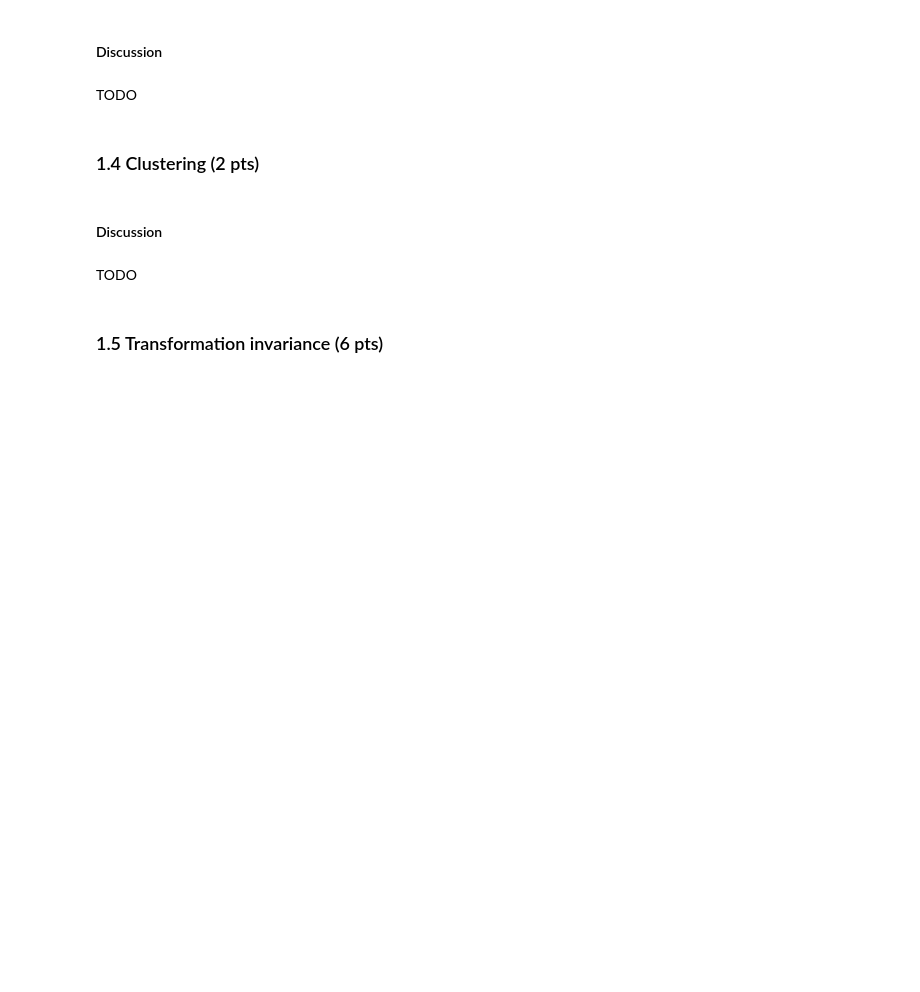
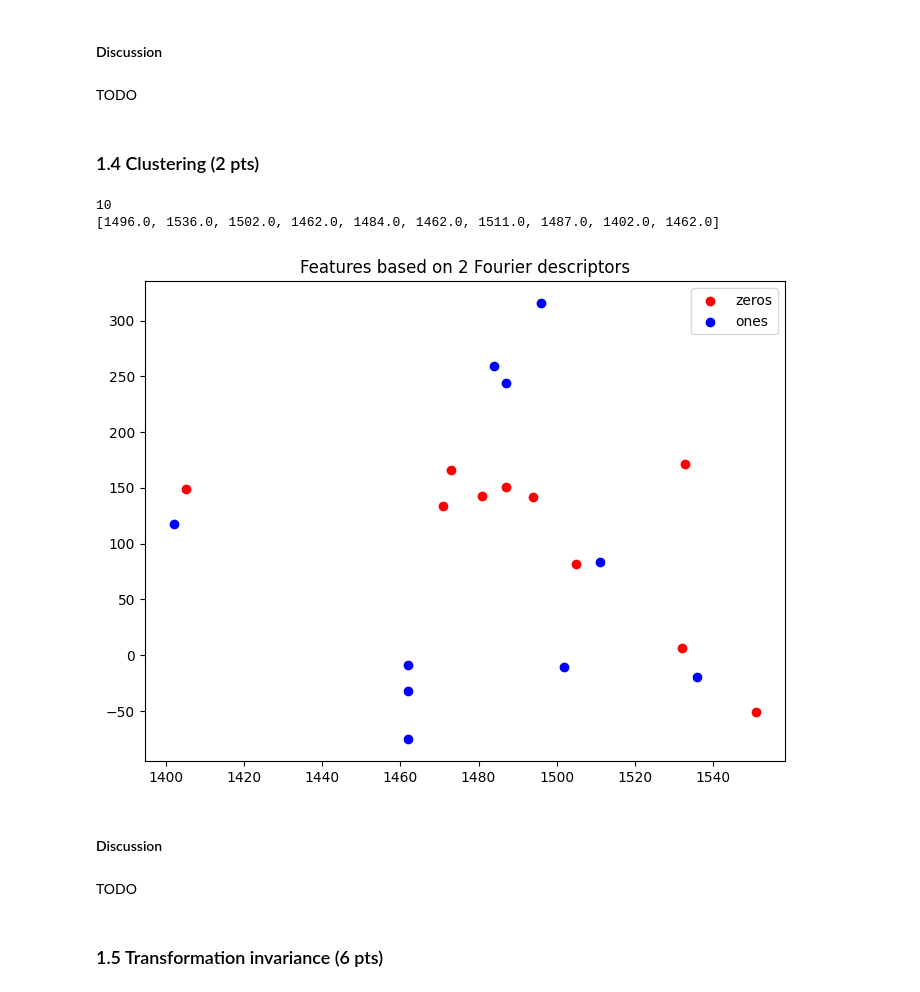
Before and after one commit to LTS5/iapr, a Jupyter notebook: labs/lab_02_object_description.ipynb, the cells around one changed output. Saved outputs shown, nothing was run; the diff lists cells and outputs as text; code cells hidden in the pictures; blank space fills up the shorter version.

```diff
--- a/labs/lab_02_object_description.ipynb
+++ b/labs/lab_02_object_description.ipynb
@@ -192,8 +192,7 @@ Most of the images are fine now and have sharp and homogeneous edges. Some of th
 from scipy.fft import fft, ifft
 # TODO
 
-
-def get_descriptors(img):
+def get_contours(img):
     # We first get the contours :
     num_interp = 100
     cont,_ = cv2.findContours(img,cv2.RETR_EXTERNAL,cv2.CHAIN_APPROX_NONE)
@@ -210,9 +209,11 @@ def get_descriptors(img):
     descriptors = []
     for i in range(len(x_int)):
         contour_complex.append(complex(x_int[i],y_int[i]))
-    descriptors = fft(contour_complex)
+    return contour_complex, x, y
 
-    # TODO
+def get_descriptors(img):
+    contour, x, y =get_contours(img)
+    descriptors = fft(contour)
     return descriptors, x, y
 # %% [markdown]
 ## Discussion
@@ -291,23 +290,43 @@ TODO
+# %%
+def extract_feature_vector(descriptors, nb=2):
+    # Select only the positive frequency components
+    n = descriptors.shape[0]
+    pos_coeffs = descriptors[:n//2]
+    principal=pos_coeffs[:nb]
+    principal=np.real(principal)
+    return principal
 # %%
 # TODO: You should fill the lists below, with your features
 
-# First feature for all "0"s
-zeros_f1 = []
-# Second feature for all "0"s
-zeros_f2 = []
+# features for all "0"s
+zeros_f1, zeros_f2 = [], []
+ones_f1, ones_f2 = [], []
+print(len(zeros))
+for z in zeros:
+    descriptors_zero, x_zero, y_zero = get_descriptors(z)
+    zero_f1, zero_f2 = extract_feature_vector(descriptors_zero)
+    zeros_f1.append(zero_f1)
+    zeros_f2.append(zero_f2)
 # Fist feature for all "1"s
-ones_f1 = []
-# Second feature for all "1"s
-ones_f2 = []
+for o in ones:
+    descriptors_one, x_ones, y_ones = get_descriptors(o)
+    one_f1, one_f2 = extract_feature_vector(descriptors_one)
+    ones_f1.append(one_f1)
+    ones_f2.append(one_f2)
 
+print(ones_f1)
 # Plot features for all images
 fig = plt.figure()
 ax = fig.add_axes([0,0,1,1])
 ax.scatter(zeros_f1, zeros_f2, color='r', label='zeros')
 ax.scatter(ones_f1, ones_f2, color='b', label='ones')
 ax.legend(loc='best')
 plt.title("Features based on 2 Fourier descriptors")
 plt.show()
+# %% [output]
+10
+[1496.0, 1536.0, 1502.0, 1462.0, 1484.0, 1462.0, 1511.0, 1487.0, 1402.0, 1462.0]
+[figure, added]
 # %% [markdown]
 #### Discussion
 # %% [markdown]
```
Also changed, not shown: parts of 16 cells of this notebook.
